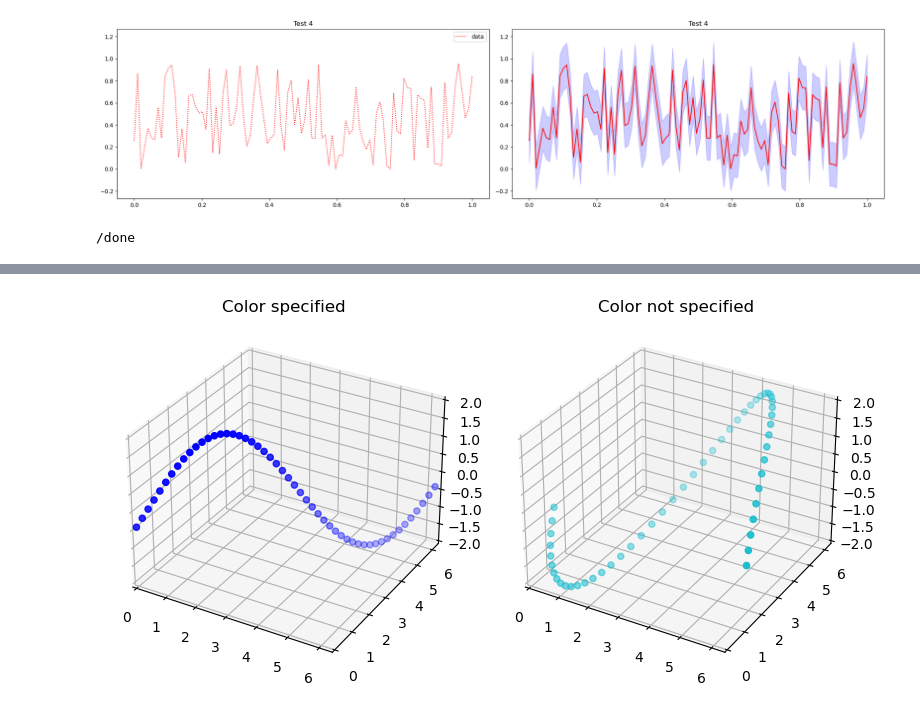
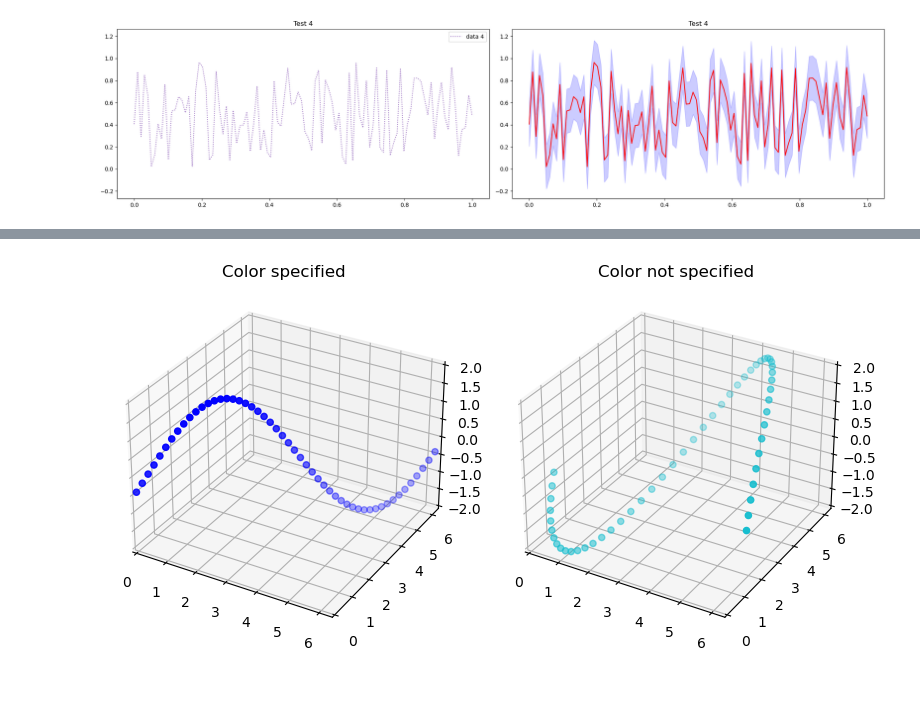
Before and after one commit to hansbuehler/cdxbasics, a Jupyter notebook: cdxbasics/notebooks/DynamicPlot.ipynb, the cells around one changed output, grey strips where cells are left out. Cells and saved outputs as stored; diff of their text form; code cells hidden in the pictures.

```diff
--- a/cdxbasics/notebooks/DynamicPlot.ipynb
+++ b/cdxbasics/notebooks/DynamicPlot.ipynb
@@ -1,45 +1,37 @@
 # %%
-%matplotlib inline
 """
-Animation with lines, and an example with confidence intervals.
+Example from README.md
 """
 
+%matplotlib inline
 import numpy as np
 import cdxbasics.dynaplot as dynaplot
 
-x = np.linspace(0,1,100)
+x  = np.linspace(0,1,100)
+pm = 0.2
 
 fig = dynaplot.figure(col_size=10)
-
 ax = fig.add_subplot()
-ax.set_title("Test")
-y = np.random.random(size=(100,))
-l = ax.plot(x,y,":",color="red", label="data")[0]
-ax.legend()
-
 ax2 = fig.add_subplot()
-ax2.set_title("Test Confidence Band")
-l2 = ax2.plot(x,y,"-",color="red", label="data")
-pm = 0.2
-f2 = ax2.fill_between( x, y-pm, y+pm, color="blue", alpha=0.2 )
 ax2.sharey(ax)
+store = fig.store()
 
 fig.render()
 
 import time
 for i in range(5):
-    time.sleep(1)
     y = np.random.random(size=(100,))
-    ax.set_title("Test %ld" % i)
-    l.set_ydata( y )
-    ax2.set_title("Test %ld" % i)
-    l2[0].set_ydata( y )
-    f2.remove()
-    f2 = ax2.fill_between( x, y-pm, y+pm, color="blue", alpha=0.2 )
+    ax.set_title(f"Test {i}")
+    ax2.set_title(f"Test {i}")
+
+    store.remove() # delete all prviously stored elements
+    store += ax.plot(x,y,":", label=f"data {i}")
+    store += ax2.plot(x,y,"-",color="red", label=f"data {i}")
+    store += ax2.fill_between( x, y-pm, y+pm, color="blue", alpha=0.2 )
+    store += ax.legend()
 
     fig.render()
+    time.sleep(1)
 fig.close()
-print("/done")
 # %% [output]
-[figure, old version]
+[figure, new version]
-/done
```
Also changed, not shown: parts of 3 cells of this notebook, 3 other files.
